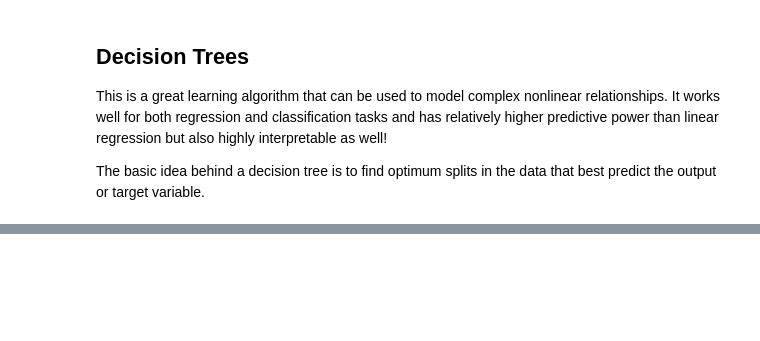
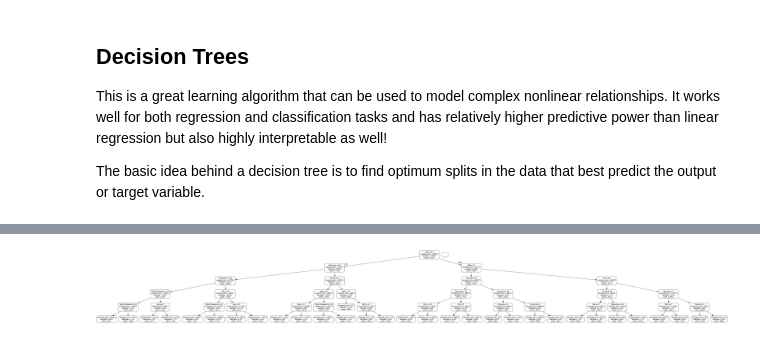
Before and after one commit to jcarlson23/generative-ai-explorations, a Jupyter notebook: chap3/white-box-models.ipynb, the cells around one changed output, grey strips where cells are left out. Saved outputs shown, nothing was run; the diff lists cells and outputs as text; code cells hidden in the pictures; blank space fills up the shorter version.

Commit message:
Okay, decision trees make sense in terms of interpretability.

```diff
--- a/chap3/white-box-models.ipynb
+++ b/chap3/white-box-models.ipynb
@@ -253,0 +263,18 @@ Decision tree MAE (depth 7) is          50.37
+# %%
+from IPython.display import Image
+from sklearn.tree import export_graphviz
+import pydotplus
+from six import StringIO
+
+diabetes_dt_dot_data = StringIO()
+export_graphviz(decision_tree_model,
+                out_file=diabetes_dt_dot_data,
+                filled=False, rounded=True,
+                feature_names=feature_names,
+                proportion=True,
+                precision=1,
+                special_characters=True)
+dt_graph = pydotplus.graph_from_dot_data(diabetes_dt_dot_data.getvalue())
+Image(dt_graph.create_png())
+# %% [output]
+[figure, added]
```
Also changed, not shown: parts of 5 cells of this notebook, 1 other file.
